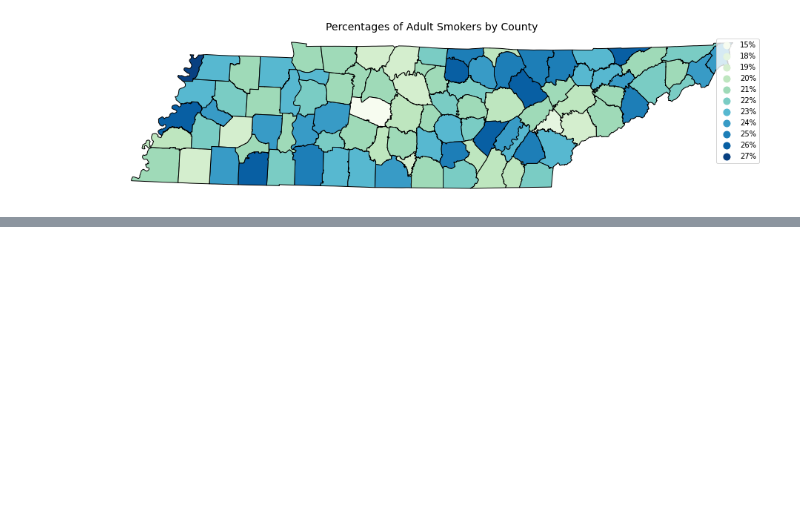
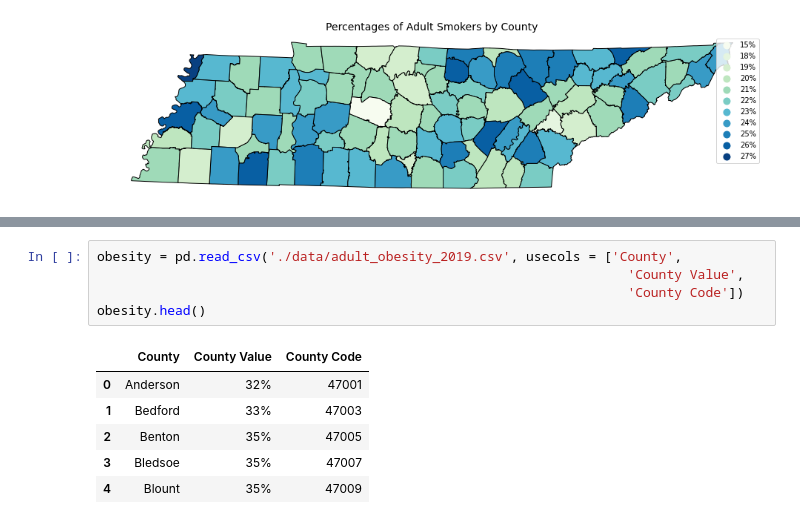
Before and after one commit to abcarlisle22/smile-on-lava-girl, a Jupyter notebook: smile_maps.ipynb, the cells around one changed output, grey strips where cells are left out. Cells and saved outputs as stored; diff of their text form; blank space fills up the shorter version.

```diff
--- a/smile_maps.ipynb
+++ b/smile_maps.ipynb
@@ -78,3 +78,15 @@ smile_data.head(10)
 | 7 | 3746643 | Hawkins | 37642.0 | No Code - Denture step Mandibular... | Friends in Need Health Center - K... | No | ... |
 | 8 | 3859184 | Wilson | 37087.0 | NaN | Neighborhood Health - Lebanon | NaN | ... |
 | 9 | 3858402 | Shelby | 38128.0 | 140 - Limited Oral evaluation - p... | Christ Community Health Services-... | Yes | ... |
+# %%
+obesity = pd.read_csv('./data/adult_obesity_2019.csv', usecols = ['County',
+                                                                    'County Value',
+                                                                    'County Code'])
+obesity.head()
+# %% [output]
+|  | County | County Value | County Code |
+| 0 | Anderson | 32% | 47001 |
+| 1 | Bedford | 33% | 47003 |
+| 2 | Benton | 35% | 47005 |
+| 3 | Bledsoe | 35% | 47007 |
+| 4 | Blount | 35% | 47009 |
```
Also changed, not shown: parts of 2 cells of this notebook.
